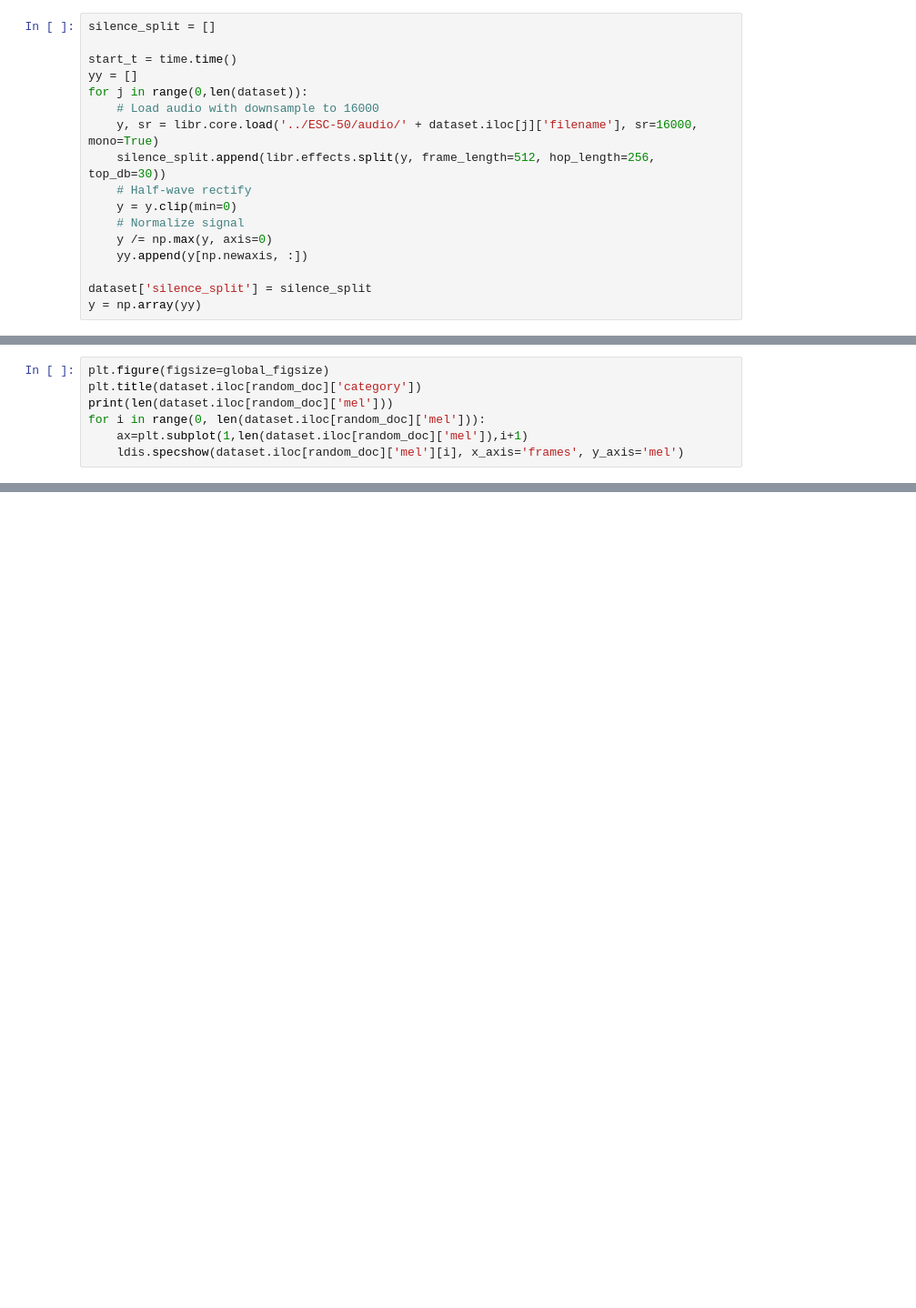
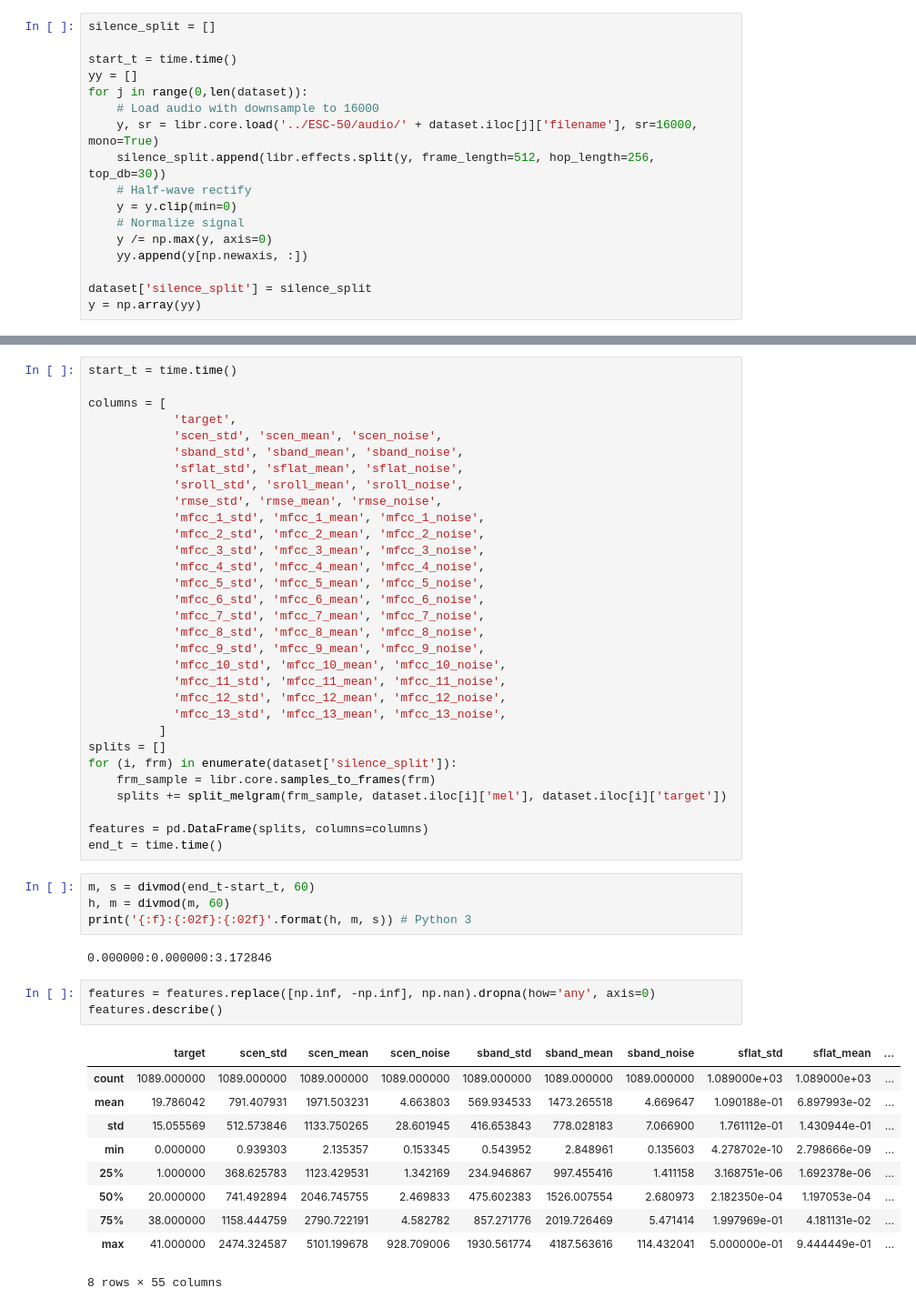
Before and after one commit to DeanPFZ/deep-audio-public, a Jupyter notebook: src/Peripheral Analyzer.ipynb, the cells around one changed output, grey strips where cells are left out. Shown at 91% size. Cells and saved outputs as stored; diff of their text form; blank space fills up the shorter version.

```diff
--- a/src/Peripheral Analyzer.ipynb
+++ b/src/Peripheral Analyzer.ipynb
@@ -504,7 +452,0 @@ None
-# %%
-plt.figure(figsize=global_figsize)
-plt.title(dataset.iloc[random_doc]['category'])
-print(len(dataset.iloc[random_doc]['mel']))
-for i in range(0, len(dataset.iloc[random_doc]['mel'])):
-    ax=plt.subplot(1,len(dataset.iloc[random_doc]['mel']),i+1)
-    ldis.specshow(dataset.iloc[random_doc]['mel'][i], x_axis='frames', y_axis='mel')
@@ -514,0 +485,51 @@ AttributeError: 'list' object has no attribute 'dtype'
+# %%
+start_t = time.time()
+
+columns = [
+            'target',
+            'scen_std', 'scen_mean', 'scen_noise',
+            'sband_std', 'sband_mean', 'sband_noise',
+            'sflat_std', 'sflat_mean', 'sflat_noise',
+            'sroll_std', 'sroll_mean', 'sroll_noise',
+            'rmse_std', 'rmse_mean', 'rmse_noise',
+            'mfcc_1_std', 'mfcc_1_mean', 'mfcc_1_noise',
+            'mfcc_2_std', 'mfcc_2_mean', 'mfcc_2_noise',
+            'mfcc_3_std', 'mfcc_3_mean', 'mfcc_3_noise',
+            'mfcc_4_std', 'mfcc_4_mean', 'mfcc_4_noise',
+            'mfcc_5_std', 'mfcc_5_mean', 'mfcc_5_noise',
+            'mfcc_6_std', 'mfcc_6_mean', 'mfcc_6_noise',
+            'mfcc_7_std', 'mfcc_7_mean', 'mfcc_7_noise',
+            'mfcc_8_std', 'mfcc_8_mean', 'mfcc_8_noise',
+            'mfcc_9_std', 'mfcc_9_mean', 'mfcc_9_noise',
+            'mfcc_10_std', 'mfcc_10_mean', 'mfcc_10_noise',
+            'mfcc_11_std', 'mfcc_11_mean', 'mfcc_11_noise',
+            'mfcc_12_std', 'mfcc_12_mean', 'mfcc_12_noise',
+            'mfcc_13_std', 'mfcc_13_mean', 'mfcc_13_noise',
+          ]
+splits = []
+for (i, frm) in enumerate(dataset['silence_split']):
+    frm_sample = libr.core.samples_to_frames(frm)
+    splits += split_melgram(frm_sample, dataset.iloc[i]['mel'], dataset.iloc[i]['target'])
+
+features = pd.DataFrame(splits, columns=columns)
+end_t = time.time()
+# %%
+m, s = divmod(end_t-start_t, 60)
+h, m = divmod(m, 60)
+print('{:f}:{:02f}:{:02f}'.format(h, m, s)) # Python 3
+# %% [output]
+0.000000:0.000000:3.172846
+# %%
+features = features.replace([np.inf, -np.inf], np.nan).dropna(how='any', axis=0)
+features.describe()
+# %% [output]
+|  | target | scen_std | scen_mean | scen_noise | sband_std | sband_mean | sband_noise | sflat_std | sflat_mean | ... |
+| count | 1089.000000 | 1089.000000 | 1089.000000 | 1089.000000 | 1089.000000 | 1089.000000 | 1089.000000 | 1.089000e+03 | 1.089000e+03 | ... |
+| mean | 19.786042 | 791.407931 | 1971.503231 | 4.663803 | 569.934533 | 1473.265518 | 4.669647 | 1.090188e-01 | 6.897993e-02 | ... |
+| std | 15.055569 | 512.573846 | 1133.750265 | 28.601945 | 416.653843 | 778.028183 | 7.066900 | 1.761112e-01 | 1.430944e-01 | ... |
+| min | 0.000000 | 0.939303 | 2.135357 | 0.153345 | 0.543952 | 2.848961 | 0.135603 | 4.278702e-10 | 2.798666e-09 | ... |
+| 25% | 1.000000 | 368.625783 | 1123.429531 | 1.342169 | 234.946867 | 997.455416 | 1.411158 | 3.168751e-06 | 1.692378e-06 | ... |
+| 50% | 20.000000 | 741.492894 | 2046.745755 | 2.469833 | 475.602383 | 1526.007554 | 2.680973 | 2.182350e-04 | 1.197053e-04 | ... |
+| 75% | 38.000000 | 1158.444759 | 2790.722191 | 4.582782 | 857.271776 | 2019.726469 | 5.471414 | 1.997969e-01 | 4.181131e-02 | ... |
+| max | 41.000000 | 2474.324587 | 5101.199678 | 928.709006 | 1930.561774 | 4187.563616 | 114.432041 | 5.000000e-01 | 9.444449e-01 | ... |
+8 rows × 55 columns
```
Also changed, not shown: parts of 40 cells of this notebook.
